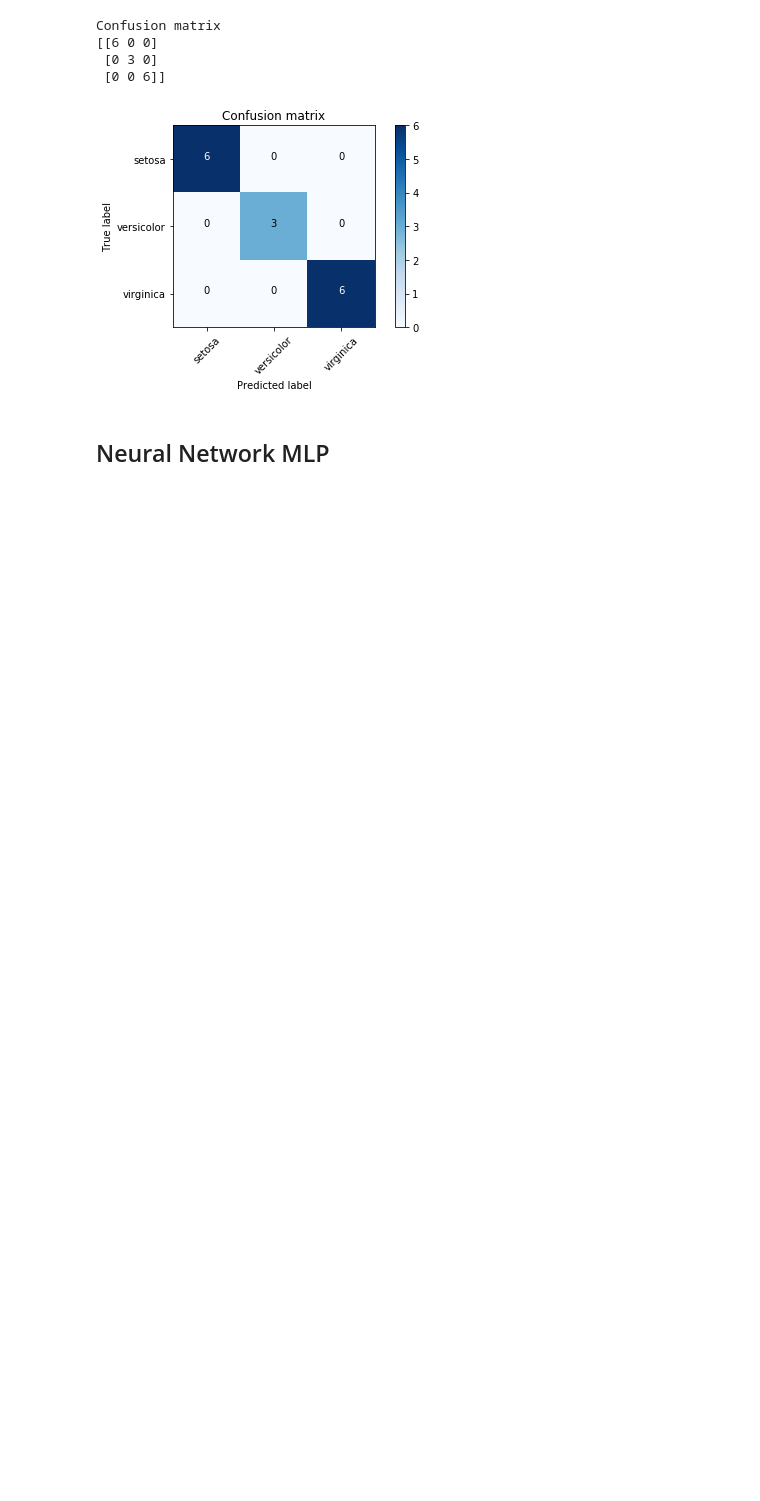
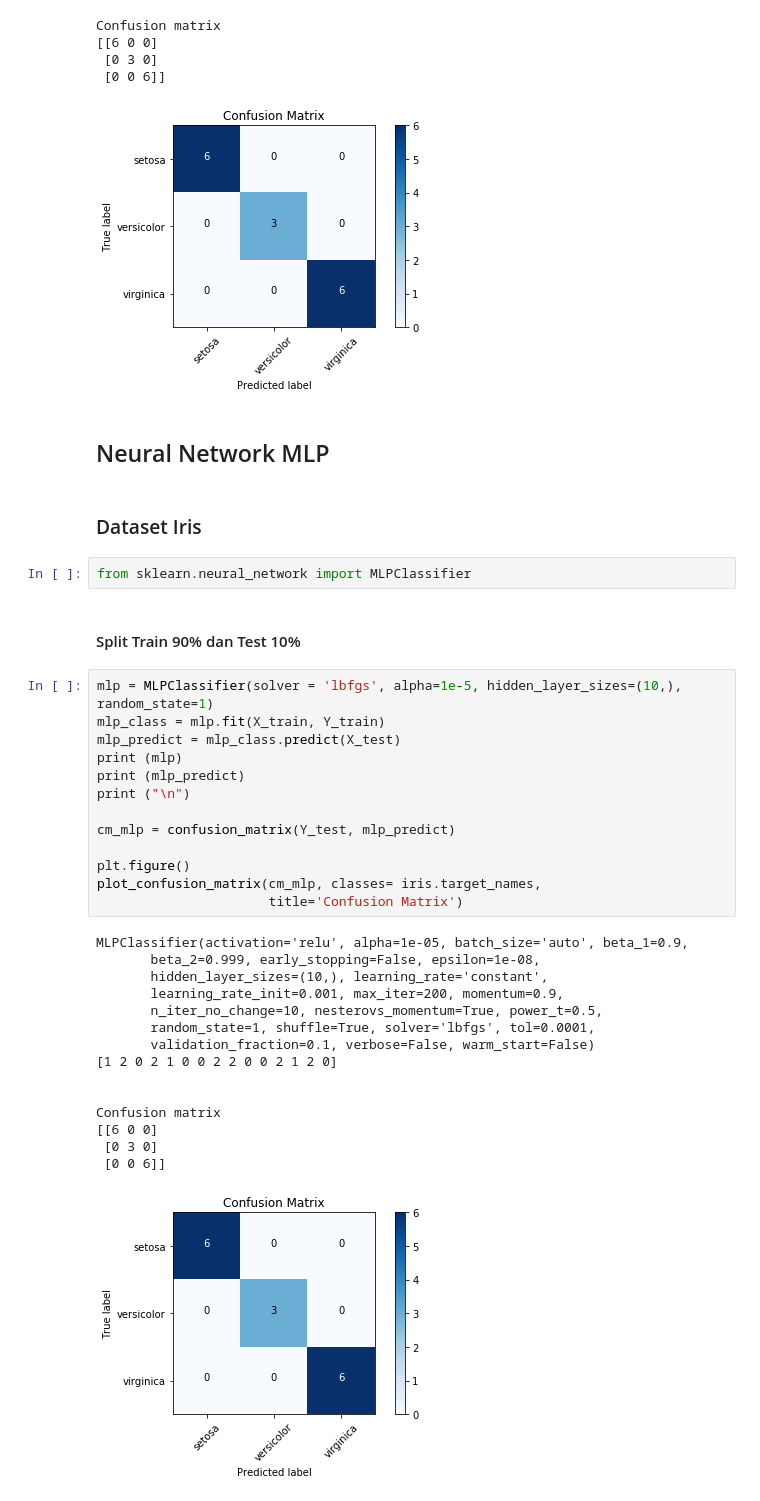
Before and after one commit to yasyars/Tucil-2-AI, a Jupyter notebook: TugasKecil2.ipynb, the cells around one changed output. Saved outputs shown, nothing was run; the diff lists cells and outputs as text; blank space fills up the shorter version.

Commit message:
add mlp for split train test

```diff
--- a/TugasKecil2.ipynb
+++ b/TugasKecil2.ipynb
@@ -274,3 +274,38 @@ Confusion matrix
 [figure]
 # %% [markdown]
 ## Neural Network MLP
+# %% [markdown]
+### Dataset Iris
+# %%
+from sklearn.neural_network import MLPClassifier
+# %% [markdown]
+#### Split Train 90% dan Test 10%
+# %%
+mlp = MLPClassifier(solver = 'lbfgs', alpha=1e-5, hidden_layer_sizes=(10,), random_state=1)
+mlp_class = mlp.fit(X_train, Y_train)
+mlp_predict = mlp_class.predict(X_test)
+print (mlp)
+print (mlp_predict)
+print ("\n")
+
+cm_mlp = confusion_matrix(Y_test, mlp_predict)
+
+plt.figure()
+plot_confusion_matrix(cm_mlp, classes= iris.target_names,
+                      title='Confusion Matrix')
+# %% [output]
+MLPClassifier(activation='relu', alpha=1e-05, batch_size='auto', beta_1=0.9,
+       beta_2=0.999, early_stopping=False, epsilon=1e-08,
+       hidden_layer_sizes=(10,), learning_rate='constant',
+       learning_rate_init=0.001, max_iter=200, momentum=0.9,
+       n_iter_no_change=10, nesterovs_momentum=True, power_t=0.5,
+       random_state=1, shuffle=True, solver='lbfgs', tol=0.0001,
+       validation_fraction=0.1, verbose=False, warm_start=False)
+[1 2 0 2 1 0 0 2 2 0 0 2 1 2 0]
+
+
+Confusion matrix
+[[6 0 0]
+ [0 3 0]
+ [0 0 6]]
+[figure, added]
```
Also changed, not shown: parts of 3 cells of this notebook.
